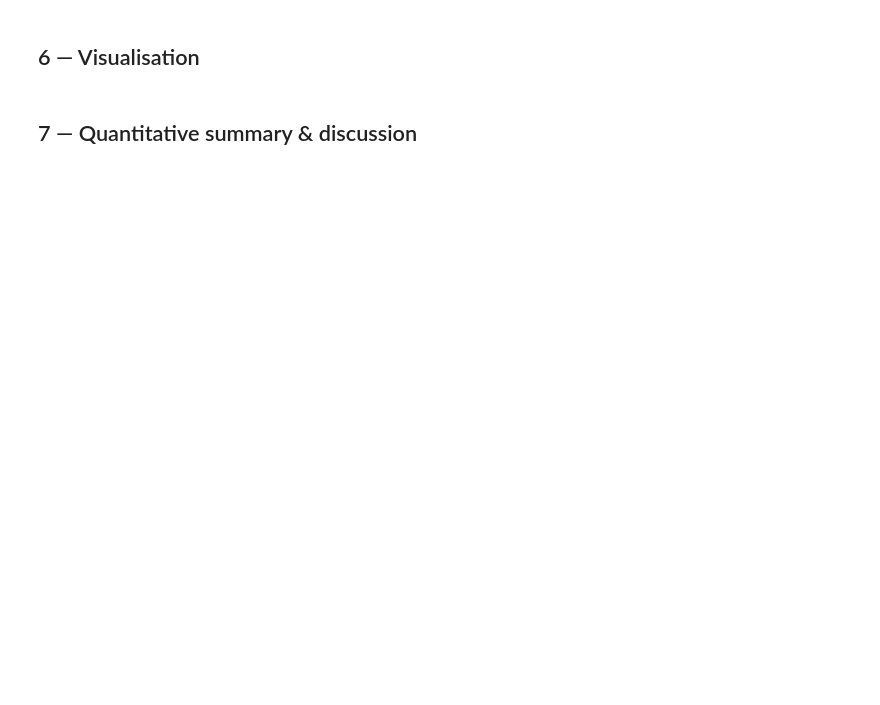
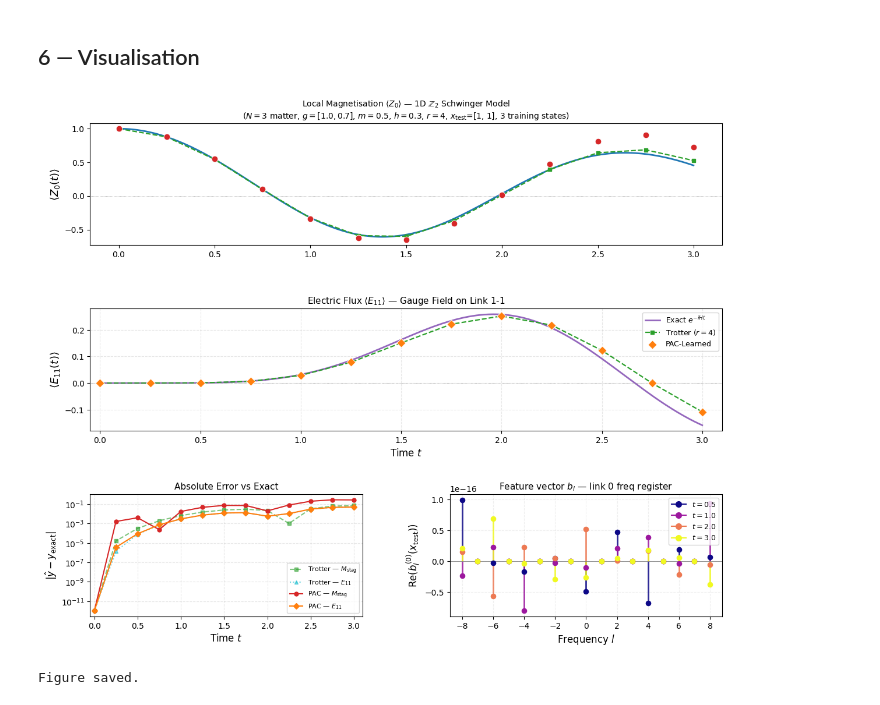
Before and after one commit to thomaslagoutte/qml-fourier-dynamics, a Jupyter notebook: notebooks/04_schwinger_z2_validation.ipynb, the cells around one changed output. Saved outputs shown, nothing was run; the diff lists cells and outputs as text; code cells hidden in the pictures; blank space fills up the shorter version.

```diff
--- a/notebooks/04_schwinger_z2_validation.ipynb
+++ b/notebooks/04_schwinger_z2_validation.ipynb
@@ -84,19 +92,22 @@ H_ELEC      = 0.3   # electric field coupling h
 TRUE_G      = [1.0, 0.7]   # [g_0, g_1] — spatially-varying hopping amplitudes
 
 # Learning setup
-R_STEPS     = 2      # Trotter steps (keep small: 5-qubit circuit is expensive)
+R_STEPS     = 4      # Trotter steps (keep small: 5-qubit circuit is expensive)
 LASSO_ALPHA = 1e-5
 EPSILON_B   = 0.0
 T_VALUES    = np.linspace(0, 3, 13)
 
 # Input space: gauge field configurations x ∈ {0,1}^{N-1}
 # x_state = binary string of length N_LINKS ('00','01','10','11' for N=3)
-ALL_X_STATES = [format(k, f'0{N_LINKS}b') for k in range(2**N_LINKS)]
+# NEW CORRECTED VERSION (Lists of integers):
+ALL_X_STATES = [[int(b) for b in format(k, f'0{N_LINKS}b')] for k in range(2**N_LINKS)]
 
-# Test state: '10' (link 0 flipped, link 1 unflipped) — unseen in training
-TEST_X      = '10'
+# Test state: [1, 0] (link 0 flipped, link 1 unflipped) — unseen in training
+TEST_X      = [1, 0]
 TRAIN_X     = [x for x in ALL_X_STATES if x != TEST_X]  # 3 training states
 NUM_TRAIN   = len(TRAIN_X)
+
+builder = CircuitBuilder()
 
 print(f'1D Z₂ Schwinger model:  N_matter={N_MATTER},  N_qubits={N_QUBITS}')
 print(f'  Known:    m={MASS},  h={H_ELEC}')
@@ -459,8 +494,9 @@ CLR_PAC1    = '#d62728'
 CLR_PAC2    = '#ff7f0e'
 
 t_dense = np.linspace(0, t_vals[-1], 300)
-ex_stag_dense = [exact_obs(TEST_X, TRUE_G, td, OBS_STAG_MAT) for td in t_dense]
-ex_flux_dense = [exact_obs(TEST_X, TRUE_G, td, OBS_FLUX_MAT) for td in t_dense]
+# CHANGE: Use OBS_Z0_MAT to match the training loop
+ex_stag_dense = [exact_obs(TEST_X_Z0, TRUE_G, td, OBS_Z0_MAT) for td in t_dense]
+ex_flux_dense = [exact_obs(TEST_X_FLUX, TRUE_G, td, OBS_FLUX_MAT) for td in t_dense]
 
 fig = plt.figure(figsize=(14, 11))
 gs  = gridspec.GridSpec(3, 2, figure=fig, hspace=0.52, wspace=0.32)
@@ -469,21 +505,21 @@ ax_flux = fig.add_subplot(gs[1, :])
 ax_err  = fig.add_subplot(gs[2, 0])
 ax_feat = fig.add_subplot(gs[2, 1])
 
-# ── Staggered magnetisation ───────────────────────────────────────────────────
+# ── Local Magnetisation Z0 ───────────────────────────────────────────────────
 ax_stag.plot(t_dense, ex_stag_dense, color=CLR_EXACT, lw=2.0, label=r'Exact $e^{-iHt}$')
 ax_stag.plot(t_vals, trotter_stag, color=CLR_TROTTER, lw=1.6, ls='--',
              marker='s', ms=4, label=f'Trotter ($r={R_STEPS}$)')
 ax_stag.scatter(t_vals, pac_stag, color=CLR_PAC1, s=60, zorder=5,
                 marker='o', edgecolors='white', lw=0.7, label='PAC-Learned')
 ax_stag.axhline(0, color='grey', lw=0.5, ls=':')
-ax_stag.set_ylabel(r'$\langle M_\mathrm{stag}(t)\rangle$', fontsize=13)
+
+# CHANGE: Update labels to Z_0
+ax_stag.set_ylabel(r'$\langle Z_0(t)\rangle$', fontsize=13)
 ax_stag.set_title(
-    r'Staggered Magnetisation $\langle M_\mathrm{stag}\rangle$ — 1D $\mathbb{Z}_2$ Schwinger Model'
+    r'Local Magnetisation $\langle Z_0\rangle$ — 1D $\mathbb{Z}_2$ Schwinger Model'
     f'\n($N={N_MATTER}$ matter, $g=[{TRUE_G[0]},{TRUE_G[1]}]$, $m={MASS}$, $h={H_ELEC}$,'
-    f' $r={R_STEPS}$, $x_\\mathrm{{test}}$={TEST_X}, {NUM_TRAIN} training states)',
+    f' $r={R_STEPS}$, $x_\\mathrm{{test}}^{{Z_0}}$={TEST_X_Z0}, $x_\\mathrm{{test}}^{{E}}$={TEST_X_FLUX}, {NUM_TRAIN} training states)',
     fontsize=10)
-ax_stag.legend(fontsize=9); ax_stag.grid(True, alpha=0.3, ls='--')
-ax_stag.set_xlim(-0.05, t_vals[-1]+0.1)
 
 # ── Electric flux ─────────────────────────────────────────────────────────────
 ax_flux.plot(t_dense, ex_flux_dense, color=CLR_EX2, lw=2.0, label=r'Exact $e^{-iHt}$')
@@ -492,9 +528,9 @@ ax_flux.plot(t_vals, trotter_flux, color=CLR_TROTTER, lw=1.6, ls='--',
 ax_flux.scatter(t_vals, pac_flux, color=CLR_PAC2, s=60, zorder=5,
                 marker='D', edgecolors='white', lw=0.7, label='PAC-Learned')
 ax_flux.axhline(0, color='grey', lw=0.5, ls=':')
-ax_flux.set_ylabel(r'$\langle E_{01}(t)\rangle$', fontsize=13)
+ax_flux.set_ylabel(r'$\langle E_{11}(t)\rangle$', fontsize=13)
 ax_flux.set_title(
-    r'Electric Flux $\langle E_{01}\rangle$ — Gauge Field on Link 0–1', fontsize=11)
+    r'Electric Flux $\langle E_{11}\rangle$ — Gauge Field on Link 1-1', fontsize=11)
 ax_flux.set_xlabel('Time $t$', fontsize=12)
 ax_flux.legend(fontsize=9); ax_flux.grid(True, alpha=0.3, ls='--')
 ax_flux.set_xlim(-0.05, t_vals[-1]+0.1)
@@ -503,41 +539,42 @@ ax_flux.set_xlim(-0.05, t_vals[-1]+0.1)
 ax_err.semilogy(t_vals, err_tr_stag   + 1e-12, color=CLR_TROTTER, ls='--',
                 marker='s', ms=4, alpha=0.6, label=r'Trotter — $M_\mathrm{stag}$')
 ax_err.semilogy(t_vals, err_tr_flux   + 1e-12, color='#17becf', ls=':',
-                marker='^', ms=4, alpha=0.6, label=r'Trotter — $E_{01}$')
+                marker='^', ms=4, alpha=0.6, label=r'Trotter — $E_{11}$')
 ax_err.semilogy(t_vals, err_pac_stag  + 1e-12, color=CLR_PAC1,
                 marker='o', ms=5, label=r'PAC — $M_\mathrm{stag}$')
 ax_err.semilogy(t_vals, err_pac_flux  + 1e-12, color=CLR_PAC2,
-                marker='D', ms=5, label=r'PAC — $E_{01}$')
+                marker='D', ms=5, label=r'PAC — $E_{11}$')
 ax_err.set_xlabel('Time $t$', fontsize=12)
 ax_err.set_ylabel(r'$|\hat{y}-y_\mathrm{exact}|$', fontsize=12)
 ax_err.set_title('Absolute Error vs Exact', fontsize=11)
 ax_err.legend(fontsize=8); ax_err.grid(True, alpha=0.3, ls='--')
 ax_err.set_xlim(-0.05, t_vals[-1]+0.1)
 
 # ── Feature vectors ───────────────────────────────────────────────────────────
 cmap = plt.cm.plasma
 t_showcase = [0.5, 1.0, 2.0, 3.0]
 freq_axis  = np.arange(-2*R_STEPS, 2*R_STEPS+1)
 for k, ts in enumerate(t_showcase):
-    b_full = extract_b_l_schwinger(TEST_X, 1.0, ts)
+    b_full = extract_b_l_schwinger(TEST_X, ts, PAULI_Z0_STR)
     c = cmap(k/(len(t_showcase)-1))
     # Show first freq register (link 0) only for clarity
     b_link0 = b_full[:SPECTRUM_SIZE]
     for xi, yi in zip(freq_axis, b_link0):
         ax_feat.vlines(xi, 0, yi, color=c, lw=2.0, alpha=0.85)
     ax_feat.scatter(freq_axis, b_link0, color=c, s=35, zorder=5)
 ax_feat.axhline(0, color='grey', lw=0.6)
 ax_feat.set_xlabel('Frequency $l$', fontsize=12)
 ax_feat.set_ylabel(r'$\mathrm{Re}(b_l^{(0)}(x_\mathrm{test}))$', fontsize=12)
 ax_feat.set_title(r'Feature vector $b_l$ — link 0 freq register', fontsize=11)
 handles = [Line2D([0],[0], color=cmap(k/(len(t_showcase)-1)),
                   marker='o', ms=7, label=f'$t={ts}$')
            for k, ts in enumerate(t_showcase)]
 ax_feat.legend(handles=handles, fontsize=9)
 ax_feat.grid(True, alpha=0.2, ls='--')
 
 plt.savefig('../results_schwinger.png', dpi=150, bbox_inches='tight')
 plt.show()
 print('Figure saved.')
+# %% [output]
+[figure, added]
+Figure saved.
-# %% [markdown]
-## 7 — Quantitative summary & discussion
```
Also changed, not shown: parts of 14 cells of this notebook, 7 other files.
